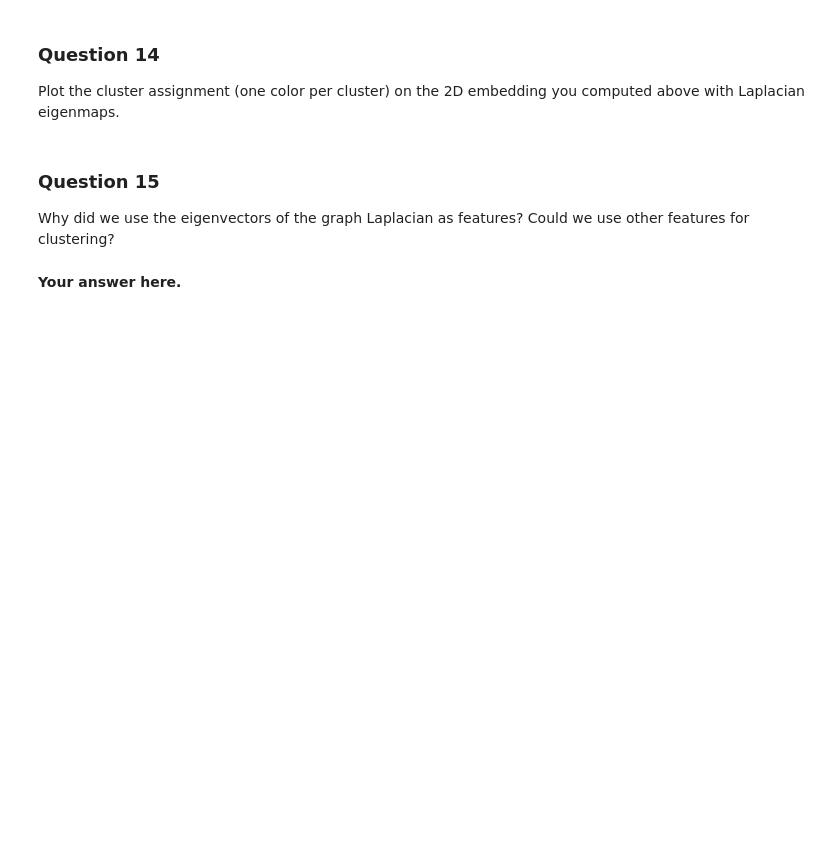
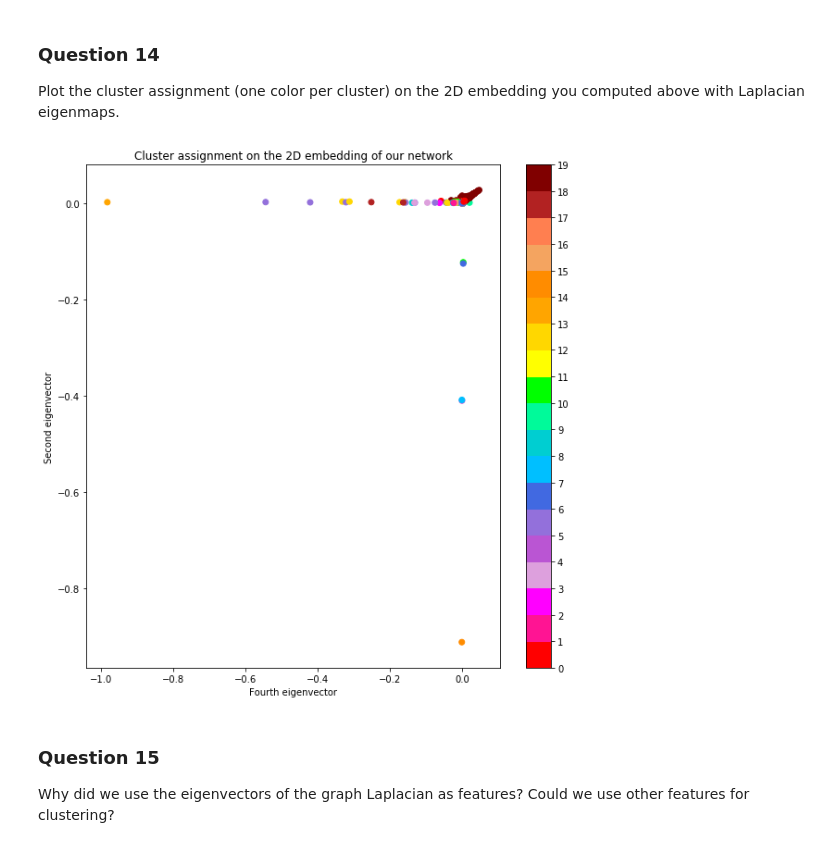
Before and after one commit to illorens/NTDS, a Jupyter notebook: 3_spectral_graph_theory.ipynb, the cells around one changed output. Drawn from its saved outputs; the diff is of its cells as text; code cells hidden in the pictures; blank space fills up the shorter version.

```diff
--- a/3_spectral_graph_theory.ipynb
+++ b/3_spectral_graph_theory.ipynb
@@ -315,6 +524,29 @@ Plot the cluster assignment (one color per cluster) on the 2D embedding you comp
+# %%
+import matplotlib as mpl
+
+# Your code here.
+cmap_20 = mpl.colors.ListedColormap(['red', 'deeppink', 'magenta', 'plum',
+                                  'mediumorchid', 'mediumpurple', 'royalblue', 'deepskyblue',
+                                  'darkturquoise', 'cyan', 'mediumspringgreen', 'lime',
+                                  'yellow', 'gold', 'orange', 'darkorange',
+                                  'sandybrown', 'coral', 'firebrick', 'maroon'])
+
+plt.figure(figsize=(10, 10))
+plt.scatter(x=proj_x_norm,y=proj_y_norm, c=labels, cmap=cmap_20)
+norm = mpl.colors.Normalize(vmin=0,vmax=19)
+sm = plt.cm.ScalarMappable(cmap=cmap_20, norm=norm)
+sm.set_array([])
+
+plt.colorbar(sm, ticks=np.linspace(0,19,20),
+             boundaries=np.arange(0,20,1))
+plt.title("Cluster assignment on the 2D embedding of our network")
+plt.xlabel("Fourth eigenvector")
+plt.ylabel("Second eigenvector")
+
+plt.show()
+# %% [output]
+[figure, added]
 # %% [markdown]
 ### Question 15
 
 Why did we use the eigenvectors of the graph Laplacian as features? Could we use other features for clustering?
-# %% [markdown]
-**Your answer here.**
```
Also changed, not shown: parts of 51 cells of this notebook.
